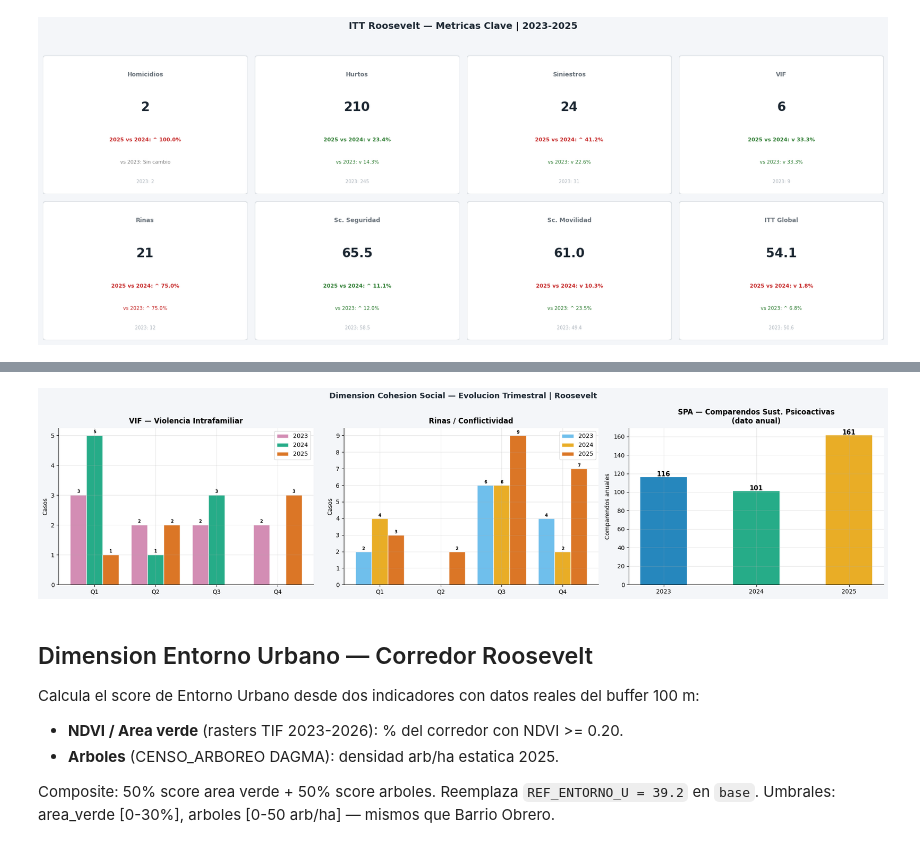
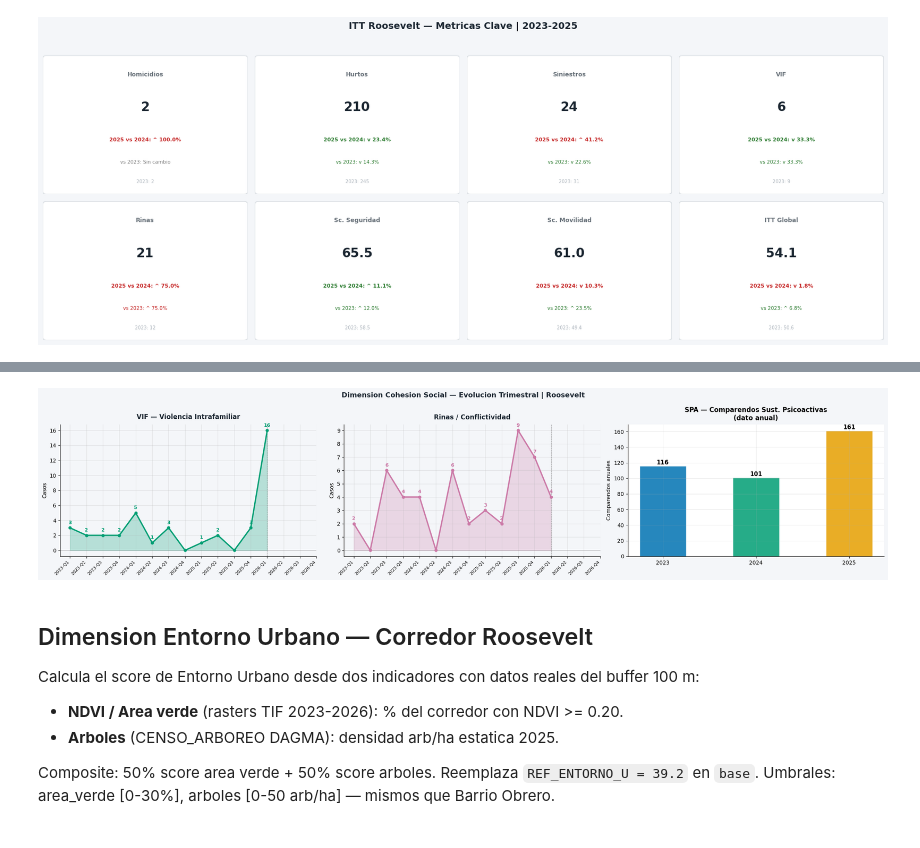
Before and after one commit to Pabandres85/Itt_repos_cali, a Jupyter notebook: notebooks/01_itt_roosevelt.ipynb, the cells around one changed output, grey strips where cells are left out. Saved outputs shown, nothing was run; the diff lists cells and outputs as text; code cells hidden in the pictures.

```diff
--- a/notebooks/01_itt_roosevelt.ipynb
+++ b/notebooks/01_itt_roosevelt.ipynb
@@ -500,16 +508,16 @@ plt.show()
 # %%
-ANIOS_3 = [2023, 2024, 2025]
-ct3 = corr_trim[corr_trim['año'].isin(ANIOS_3)]
 fig, axes = plt.subplots(1, 3, figsize=(20, 4), facecolor=BG)
 fig.suptitle('Dimension Movilidad — Heatmap Trimestral | Roosevelt',
              fontsize=13, fontweight='bold', color='#1B2631')
 for ax, col, titulo in [
-    (axes[0],'siniestralidad','Siniestralidad'),
+    (axes[0],'siniestralidad','Siniestralidad Total'),
     (axes[1],'lesionados','Acc. con Lesionados'),
     (axes[2],'mortales','Acc. Mortales')]:
-    pivot = ct3.pivot(index='año', columns='trimestre', values=col).fillna(0)
+    # Movilidad solo hasta 2025 (sin siniestros 2026)
+    ct_mov = corr_trim[corr_trim['año'].isin([2023,2024,2025])]
+    pivot = ct_mov.pivot(index='año', columns='trimestre', values=col).fillna(0)
     pivot.columns = ['Q1','Q2','Q3','Q4']
-    sns.heatmap(pivot, annot=True, fmt='.0f', cmap='Oranges',
+    sns.heatmap(pivot, annot=True, fmt='.0f', cmap='cividis',
         linewidths=0.5, linecolor='#DEE2E6', ax=ax, annot_kws={'size':11},
         cbar_kws={'label':'Casos','shrink':0.8})
     ax.set_title(titulo, fontweight='bold', pad=8)
@@ -549,15 +571,13 @@ plt.show()
 # %%
-ANIOS_3 = [2023, 2024, 2025]
-ct3 = corr_trim[corr_trim['año'].isin(ANIOS_3)]
 fig, axes = plt.subplots(1, 2, figsize=(14, 4), facecolor=BG)
 fig.suptitle('Dimension Cohesion Social — Heatmap Trimestral | Roosevelt',
              fontsize=13, fontweight='bold', color='#1B2631')
 for ax, col, titulo in [
     (axes[0],'vif','VIF — Violencia Intrafamiliar'),
     (axes[1],'rinas','Rinas / Conflictividad')]:
-    pivot = ct3.pivot(index='año', columns='trimestre', values=col).fillna(0)
+    pivot = corr_trim.pivot(index='año', columns='trimestre', values=col)
     pivot.columns = ['Q1','Q2','Q3','Q4']
-    sns.heatmap(pivot, annot=True, fmt='.0f', cmap='RdPu',
+    sns.heatmap(pivot, annot=True, fmt='.0f', cmap='cividis',
         linewidths=0.5, linecolor='#DEE2E6', ax=ax, annot_kws={'size':11},
         cbar_kws={'label':'Casos','shrink':0.8})
     ax.set_title(titulo, fontweight='bold', pad=8)
@@ -570,43 +590,33 @@ plt.show()
 # %%
-ANIOS_3 = [2023, 2024, 2025]
-ct3 = corr_trim[corr_trim['año'].isin(ANIOS_3)]
-fig, axes = plt.subplots(1, 3, figsize=(20, 5), facecolor=BG)
+fig, axes = plt.subplots(1, 3, figsize=(22, 5), facecolor=BG)
 fig.suptitle('Dimension Cohesion Social — Evolucion Trimestral | Roosevelt',
              fontsize=13, fontweight='bold', color='#1B2631')
-x = np.arange(4); n = 3; w = 0.8/n
-COLS = [OKI_MORADO, OKI_VERDE, OKI_BERMELL]
+
+# VIF y Riñas: timeline completo (plot_linefill definida en roo_ev_seg)
+plot_linefill(axes[0], 'vif',   'VIF — Violencia Intrafamiliar', OKI_VERDE)
+plot_linefill(axes[1], 'rinas', 'Rinas / Conflictividad',        OKI_MORADO)
+
+# SPA: dato anual (no trimestral) — barras por año
+ax = axes[2]; ax.set_facecolor('white')
+ANIOS_3 = [2023, 2024, 2025]
 spa_anual = base[base['año'].isin(ANIOS_3)].set_index('año')['spa']
-for ax, col, tp, colors in [
-    (axes[0],'vif','VIF — Violencia Intrafamiliar', COLS),
-    (axes[1],'rinas','Rinas / Conflictividad', [OKI_AZUL_C, OKI_NARANJA, OKI_BERMELL]),
-]:
-    for idx, año in enumerate(ANIOS_3):
-        vals = ct3[ct3['año']==año][col].values
-        offset = (idx-n/2+0.5)*w
-        b = ax.bar(x+offset, vals, w, label=str(año), color=colors[idx], alpha=0.85, edgecolor='white')
-        for bar in b:
-            h = bar.get_height()
-            if h>0: ax.text(bar.get_x()+bar.get_width()/2, h+0.05, str(int(h)), ha='center', va='bottom', fontsize=7, fontweight='bold')
-    ax.set_title(tp, fontweight='bold', pad=8)
-    ax.set_xticks(x); ax.set_xticklabels(['Q1','Q2','Q3','Q4'])
-    ax.set_ylabel('Casos'); ax.yaxis.set_major_locator(plt.MaxNLocator(integer=True)); ax.legend()
-
-# SPA anual (no trimestral)
-ax = axes[2]; ax.set_facecolor('white')
-vals_spa = [spa_anual.get(a, 0) for a in ANIOS_3]
-bars = ax.bar(np.arange(3), vals_spa, color=[OKI_AZUL, OKI_VERDE, OKI_NARANJA], alpha=0.85, width=0.5)
+vals_spa  = [float(spa_anual.get(a, 0)) for a in ANIOS_3]
+bars = ax.bar(np.arange(3), vals_spa,
+              color=[OKI_AZUL, OKI_VERDE, OKI_NARANJA], alpha=0.85, width=0.5, edgecolor='white')
 for bar, v in zip(bars, vals_spa):
-    if v > 0: ax.text(bar.get_x()+bar.get_width()/2, v+1, str(int(v)), ha='center', fontsize=11, fontweight='bold')
+    if v > 0:
+        ax.text(bar.get_x()+bar.get_width()/2, v+2, str(int(v)),
+                ha='center', fontsize=11, fontweight='bold')
 ax.set_xticks(np.arange(3)); ax.set_xticklabels([str(a) for a in ANIOS_3])
 ax.set_title('SPA — Comparendos Sust. Psicoactivas\n(dato anual)', fontweight='bold', pad=8)
 ax.set_ylabel('Comparendos anuales')
 ax.spines[['top','right']].set_visible(False)
 
 plt.tight_layout()
 plt.savefig('itt_roosevelt_coh_trim.png', dpi=150, bbox_inches='tight', facecolor=BG)
 plt.show()
 # %% [output]
-[figure, old version]
+[figure, new version]
 # %% [markdown]
 ## Dimension Entorno Urbano — Corredor Roosevelt
 
```
Also changed, not shown: parts of 16 cells of this notebook, 1 other file.
